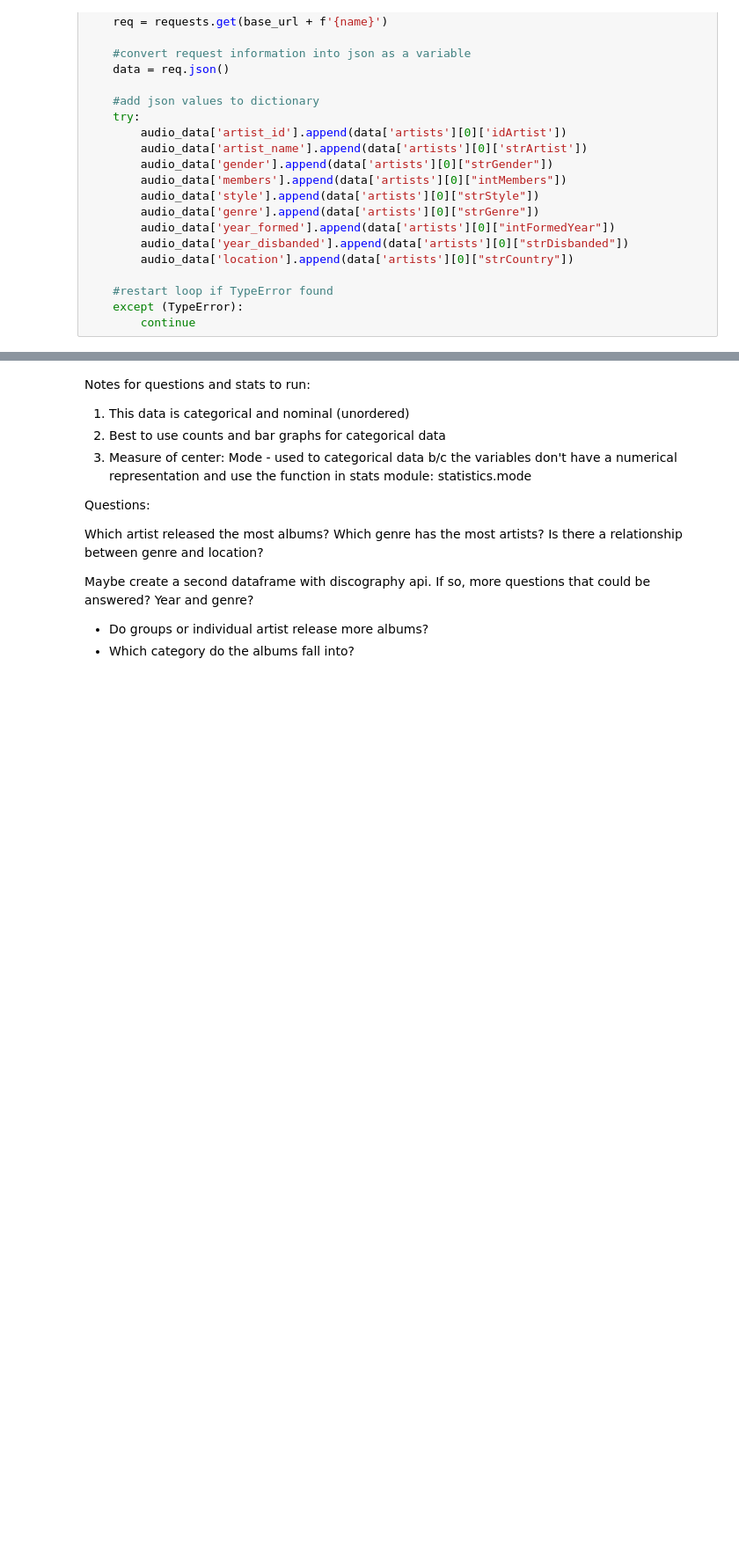
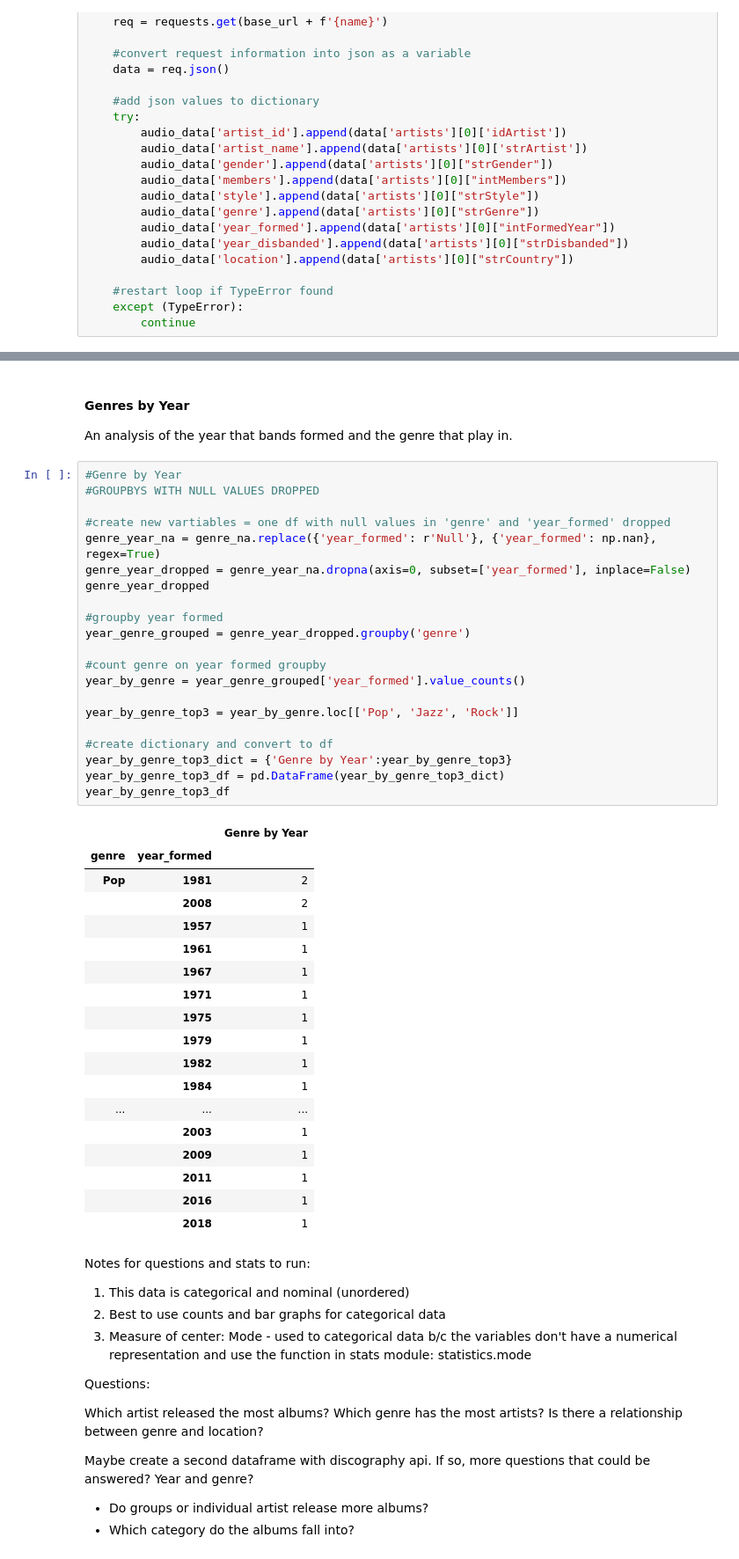
Before and after one commit to existentialplantperson/Week_08_COVID_analysis, a Jupyter notebook: Audio_Data_Update.ipynb, the cells around one changed output, grey strips where cells are left out. Shown at 88% size. Drawn from its saved outputs; the diff is of its cells as text; blank space fills up the shorter version.

```diff
--- a/Audio_Data_Update.ipynb
+++ b/Audio_Data_Update.ipynb
@@ -640,3 +548,47 @@ Name: genre, Length: 222, dtype: int64
+# %% [markdown]
+#### Genres by Year
+
+An analysis of the year that bands formed and the genre that play in.
+# %%
+#Genre by Year
+#GROUPBYS WITH NULL VALUES DROPPED
+
+#create new vartiables = one df with null values in 'genre' and 'year_formed' dropped
+genre_year_na = genre_na.replace({'year_formed': r'Null'}, {'year_formed': np.nan}, regex=True)
+genre_year_dropped = genre_year_na.dropna(axis=0, subset=['year_formed'], inplace=False)
+genre_year_dropped
+
+#groupby year formed
+year_genre_grouped = genre_year_dropped.groupby('genre')
+
+#count genre on year formed groupby
+year_by_genre = year_genre_grouped['year_formed'].value_counts()
+
+year_by_genre_top3 = year_by_genre.loc[['Pop', 'Jazz', 'Rock']]
+
+#create dictionary and convert to df
+year_by_genre_top3_dict = {'Genre by Year':year_by_genre_top3}
+year_by_genre_top3_df = pd.DataFrame(year_by_genre_top3_dict)
+year_by_genre_top3_df
+# %% [output]
+|  |  | Genre by Year |
+| genre | year_formed |  |
+| Pop | 1981 | 2 |
+|  | 2008 | 2 |
+|  | 1957 | 1 |
+|  | 1961 | 1 |
+|  | 1967 | 1 |
+|  | 1971 | 1 |
+|  | 1975 | 1 |
+|  | 1979 | 1 |
+|  | 1982 | 1 |
+|  | 1984 | 1 |
+| ... | ... | ... |
+|  | 2003 | 1 |
+|  | 2009 | 1 |
+|  | 2011 | 1 |
+|  | 2016 | 1 |
+|  | 2018 | 1 |
 # %% [markdown]
 Notes for questions and stats to run:
 1. This data is categorical and nominal (unordered)
```
Also changed, not shown: parts of 65 cells of this notebook, 1 other file.
